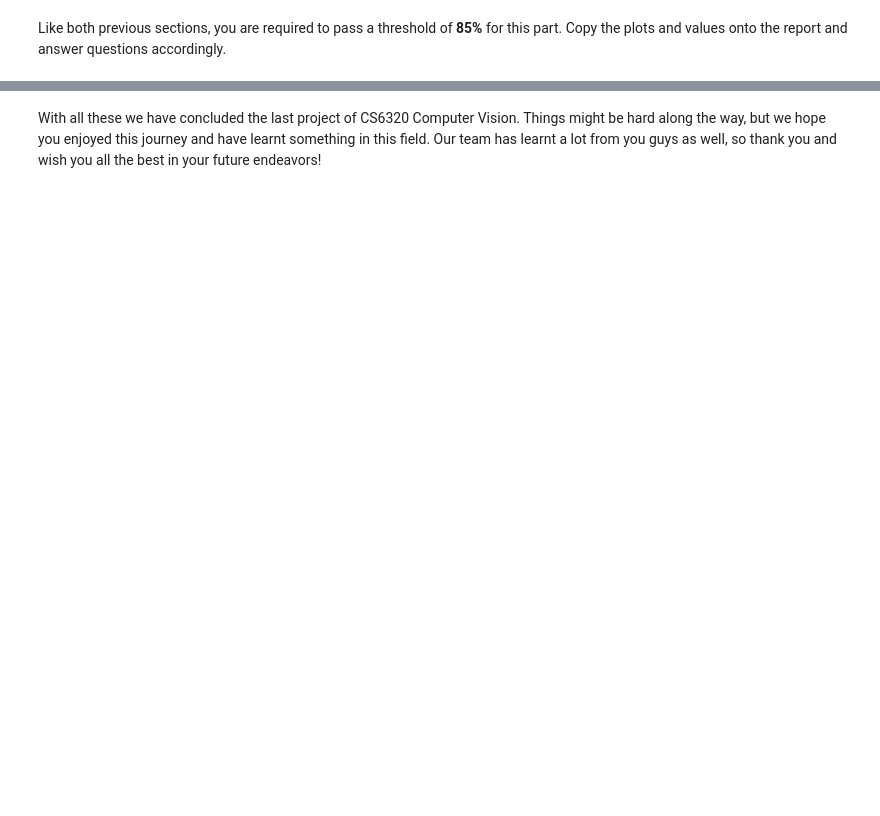
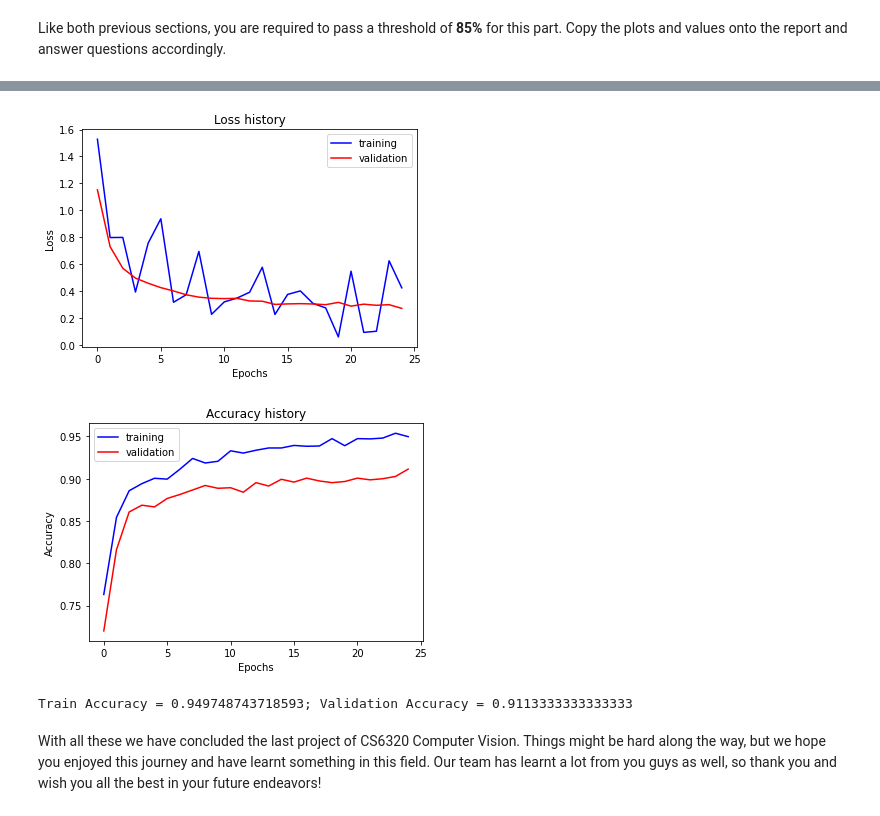
Before and after one commit to j-void/CS-6320, a Jupyter notebook: proj6_6320/proj6_code/proj6.ipynb, the cells around one changed output, grey strips where cells are left out. Saved outputs shown, nothing was run; the diff lists cells and outputs as text; code cells hidden in the pictures; blank space fills up the shorter version.

```diff
--- a/proj6_6320/proj6_code/proj6.ipynb
+++ b/proj6_6320/proj6_code/proj6.ipynb
@@ -413,0 +596,22 @@ print('Train Accuracy = {}; Validation Accuracy = {}'.format(train_accuracy, val
+# %%
+# TODO: add a decent initial setting and tune from there
+optimizer_config = {
+  "optimizer_type": "adamw",
+  "lr": 5e-4,
+  "weight_decay": 3e-3
+}
+# %%
+optimizer = get_optimizer(my_resnet.model.fc, optimizer_config)
+# %%
+trainer = Trainer(data_dir='../data/',
+                  model = my_resnet,
+                  optimizer = optimizer,
+                  model_dir = '../model_checkpoints/myresnet/',
+                  train_data_transforms = get_data_augmentation_transforms(inp_size, dataset_mean, dataset_std),
+                  test_data_transforms = get_fundamental_transforms(inp_size, dataset_mean, dataset_std),
+                  batch_size = 16,
+                  load_from_disk = False,
+                  cuda = is_cuda
+                 )
+# %%
+trainer.train(num_epochs=25)
@@ -414,2 +636,14 @@ print('Train Accuracy = {}; Validation Accuracy = {}'.format(train_accuracy, val
+# %%
+trainer.plot_loss_history()
+trainer.plot_accuracy()
+# %% [output]
+[figure, added]
+[figure, added]
+# %%
+train_accuracy = trainer.train_accuracy_history[-1]
+validation_accuracy = trainer.validation_accuracy_history[-1]
+print('Train Accuracy = {}; Validation Accuracy = {}'.format(train_accuracy, validation_accuracy))
+# %% [output]
+Train Accuracy = 0.949748743718593; Validation Accuracy = 0.9113333333333333
 # %% [markdown]
 With all these we have concluded the last project of CS6320 Computer Vision. Things might be hard along the way, but we hope you enjoyed this journey and have learnt something in this field. Our team has learnt a lot from you guys as well, so thank you and wish you all the best in your future endeavors!
```
Also changed, not shown: parts of 28 cells of this notebook, 12 other files.
